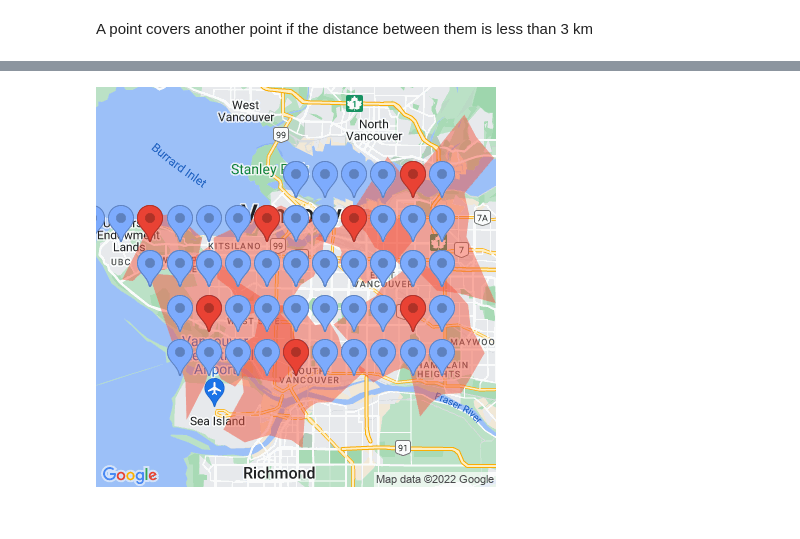
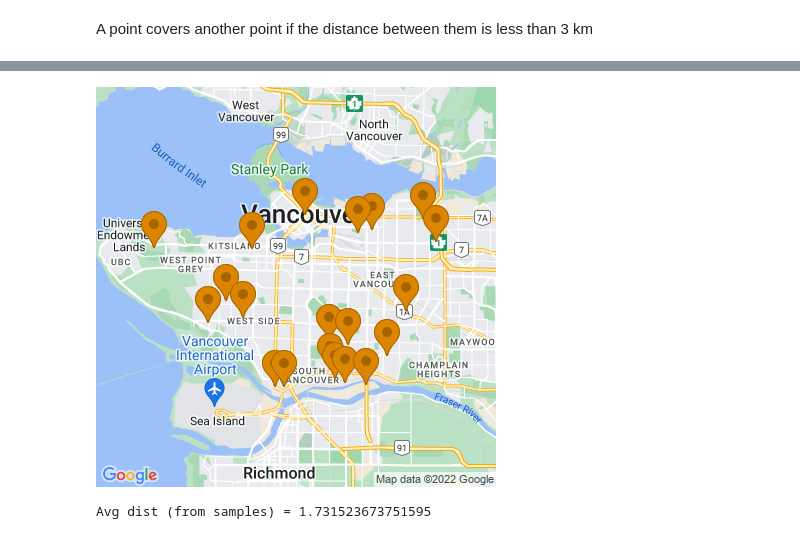
Before and after one commit to rctcwyvrn/math441-project, a Jupyter notebook: straight_line_model.ipynb, the cells around one changed output, grey strips where cells are left out. Cells and saved outputs as stored; diff of their text form; code cells hidden in the pictures.

```diff
--- a/straight_line_model.ipynb
+++ b/straight_line_model.ipynb
@@ -32,11 +31,9 @@ display(utils.get_map(test_problem_center, markers=[("blue", test_problem_points
 A point covers another point if the distance between them is less than 3 km
 # %%
 def make_set_covering_problem_straight_line(positions):
-    positions = [str(lat) + "," + str(long) for lat,long in positions]
     print(f"Creating set covering matrix (n = {len(positions)}) (straight line distances)")
     covering_matrix = np.array([])
     for start in positions:
-        # we can only have at most 25 destination, so we have to do this
         covered = []
         for other in positions:
             if geodesic(start, other).kilometers < 3.0:
@@ -60,4 +58,8 @@ utils.display_solution(test_problem_center, test_problem_points, solution, show_
-# %%
-utils.display_solution(test_problem_center, test_problem_points, solution, show_coverage=True)
-# %% [output]
-[figure, removed]
+# %%
+hospitals = [test_problem_points[i] for i in solution]
+result, samples = utils.uniform_random_evaluate_solution(hospitals)
+display(utils.get_map(test_problem_center, markers=[("orange", samples[:20])], zoom=11))
+print(f"Avg dist (from samples) = {result}" )
+# %% [output]
+[figure, added]
+Avg dist (from samples) = 1.731523673751595
```
Also changed, not shown: parts of 5 cells of this notebook, 5 other files.
